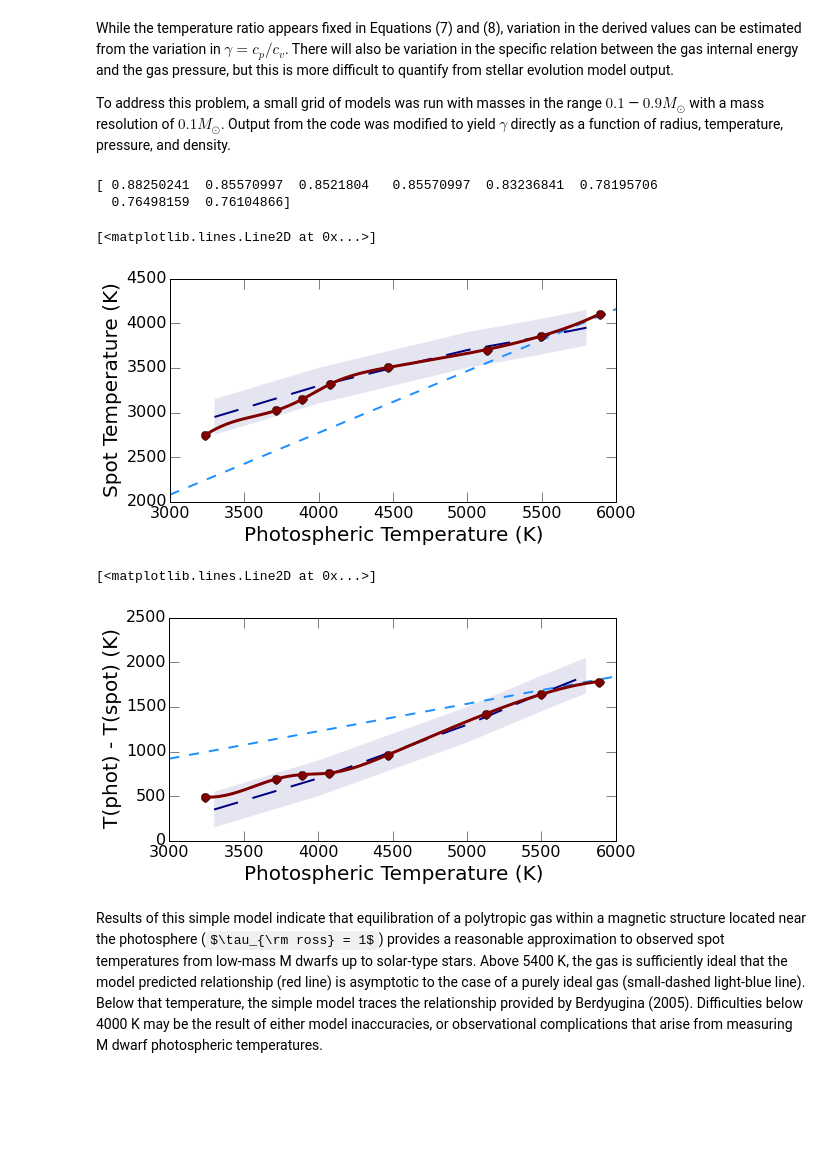
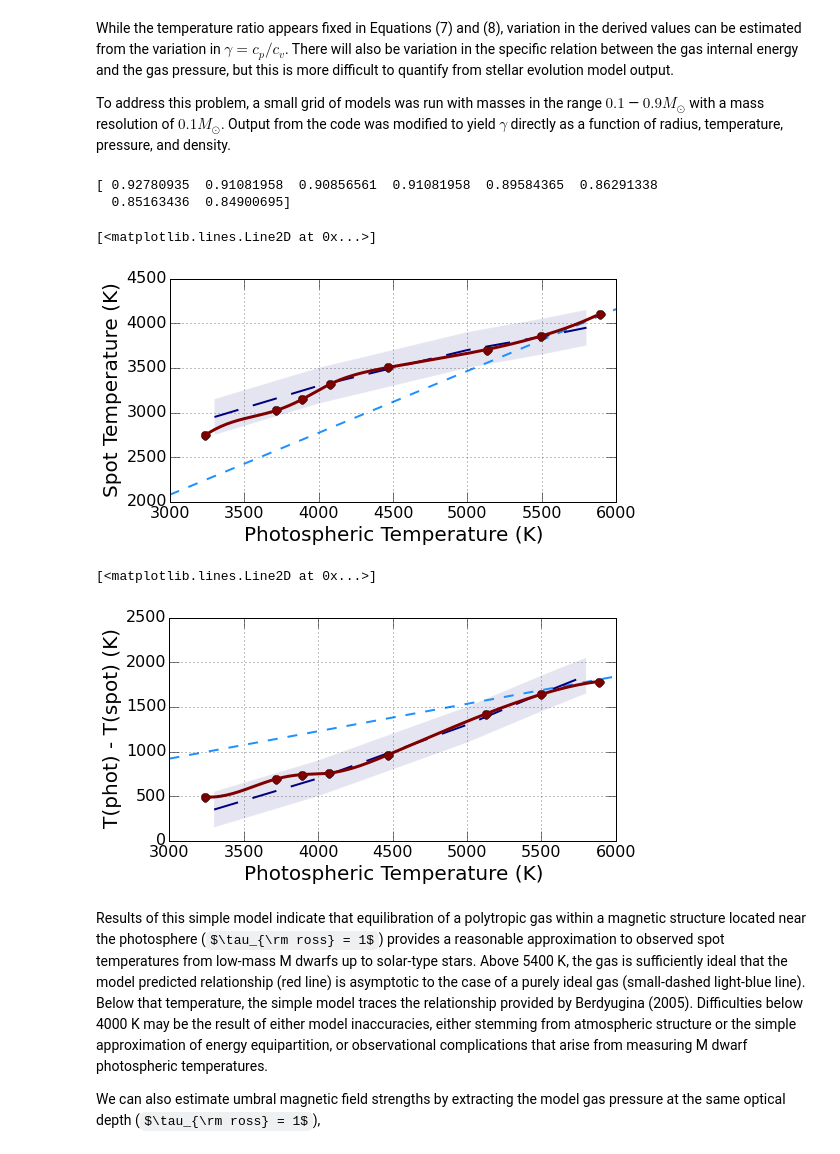
Before and after one commit to gfeiden/Notebook, a Jupyter notebook: Daily/20150803_pressure_reduc_spots.ipynb, the cells around one changed output. Drawn from its saved outputs; the diff is of its cells as text; code cells hidden in the pictures; some formulas as TeX source; blank space fills up the shorter version.

Commit message:
More starspot temperature analysis

```diff
--- a/Daily/20150803_pressure_reduc_spots.ipynb
+++ b/Daily/20150803_pressure_reduc_spots.ipynb
@@ -112,7 +112,7 @@ Gammas = np.array([1.22, 1.29, 1.30, 1.29, 1.36, 1.55, 1.63, 1.65])
 ModelT = np.array([3.51, 3.57, 3.59, 3.61, 3.65, 3.71, 3.74, 3.77]) # tau = 1
 ModelT = 10**ModelT
 ModelTeff = 10**np.array([3.47, 3.53, 3.55, 3.57, 3.60, 3.65, 3.69, 3.73]) # T = Teff
-Tratio = 0.5**((Gammas - 1.0)/Gammas)
+Tratio = 0.66**((Gammas - 1.0)/Gammas)
 Tspot_physical_gamma = np.array([ModelT[i]*0.4**((Gammas[i] - 1.0)/Gammas[i]) for i in range(len(ModelT))])
 
 # smoothed curve
@@ -128,29 +128,31 @@ BSpotT = BerdyT - DeltaT
 
 print Tratio
 # %% [output]
-[ 0.88250241  0.85570997  0.8521804   0.85570997  0.83236841  0.78195706
-  0.76498159  0.76104866]
+[ 0.92780935  0.91081958  0.90856561  0.91081958  0.89584365  0.86291338
+  0.85163436  0.84900695]
 # %%
 fig, ax = plt.subplots(1, 1, figsize=(8,4))
 
 ax.set_xlabel('Photospheric Temperature (K)', fontsize=20.)
 ax.set_ylabel('Spot Temperature (K)', fontsize=20.)
 ax.tick_params(which='major', axis='both', length=10., labelsize=16.)
+ax.grid(True)
 
 ax.plot(Teffs, Tspot_fixed_gamma, '--', lw=2, dashes=(10., 10.), markersize=9.0, c='#1e90ff')
 ax.plot(BerdyT, BSpotT, '-', lw=2 , dashes=(25., 15.), c='#000080')
 ax.fill_between(BerdyT, BSpotT - 200., BSpotT + 200., facecolor='#000080', alpha=0.1, edgecolor='#eeeeee')
 ax.plot(ModelT, Tspot_physical_gamma, 'o', lw=2, markersize=9.0, c='#800000')
 ax.plot(Tphot_smoothed, Tspot_smoothed, '-', lw=3, c='#800000')
 # %% [output]
 [<matplotlib.lines.Line2D at 0x...>]
-[figure, old version]
+[figure, new version]
 # %%
 fig, ax = plt.subplots(1, 1, figsize=(8,4))
 
 ax.set_xlabel('Photospheric Temperature (K)', fontsize=20.)
 ax.set_ylabel('T(phot) - T(spot) (K)', fontsize=20.)
 ax.tick_params(which='major', axis='both', length=10., labelsize=16.)
+ax.grid(True)
 
 ax.plot(Teffs, Teffs - Tspot_fixed_gamma, '--', lw=2, dashes=(10., 10.), markersize=9.0, c='#1e90ff')
 ax.plot(BerdyT, DeltaT, '-', lw=2 , dashes=(25., 15.), c='#000080')
@@ -159,6 +161,8 @@ ax.plot(ModelT, ModelT - Tspot_physical_gamma, 'o', lw=2, markersize=9.0, c='#80
 ax.plot(Tphot_smoothed,  Tphot_smoothed - Tspot_smoothed, '-', lw=3, c='#800000')
 # %% [output]
 [<matplotlib.lines.Line2D at 0x...>]
-[figure, old version]
+[figure, new version]
 # %% [markdown]
-Results of this simple model indicate that equilibration of a polytropic gas within a magnetic structure located near the photosphere ($\tau_{\rm ross} = 1$) provides a reasonable approximation to observed spot temperatures from low-mass M dwarfs up to solar-type stars. Above 5400 K, the gas is sufficiently ideal that the model predicted relationship (red line) is asymptotic to the case of a purely ideal gas (small-dashed light-blue line). Below that temperature, the simple model traces the relationship provided by Berdyugina (2005). Difficulties below 4000 K may be the result of either model inaccuracies, or observational complications that arise from measuring M dwarf photospheric temperatures.
+Results of this simple model indicate that equilibration of a polytropic gas within a magnetic structure located near the photosphere ($\tau_{\rm ross} = 1$) provides a reasonable approximation to observed spot temperatures from low-mass M dwarfs up to solar-type stars. Above 5400 K, the gas is sufficiently ideal that the model predicted relationship (red line) is asymptotic to the case of a purely ideal gas (small-dashed light-blue line). Below that temperature, the simple model traces the relationship provided by Berdyugina (2005). Difficulties below 4000 K may be the result of either model inaccuracies, either stemming from atmospheric structure or the simple approximation of energy equipartition, or observational complications that arise from measuring M dwarf photospheric temperatures.
+
+We can also estimate umbral magnetic field strengths by extracting the model gas pressure at the same optical depth ($\tau_{\rm ross} = 1$),
```
Also changed, not shown: parts of 10 cells of this notebook.
